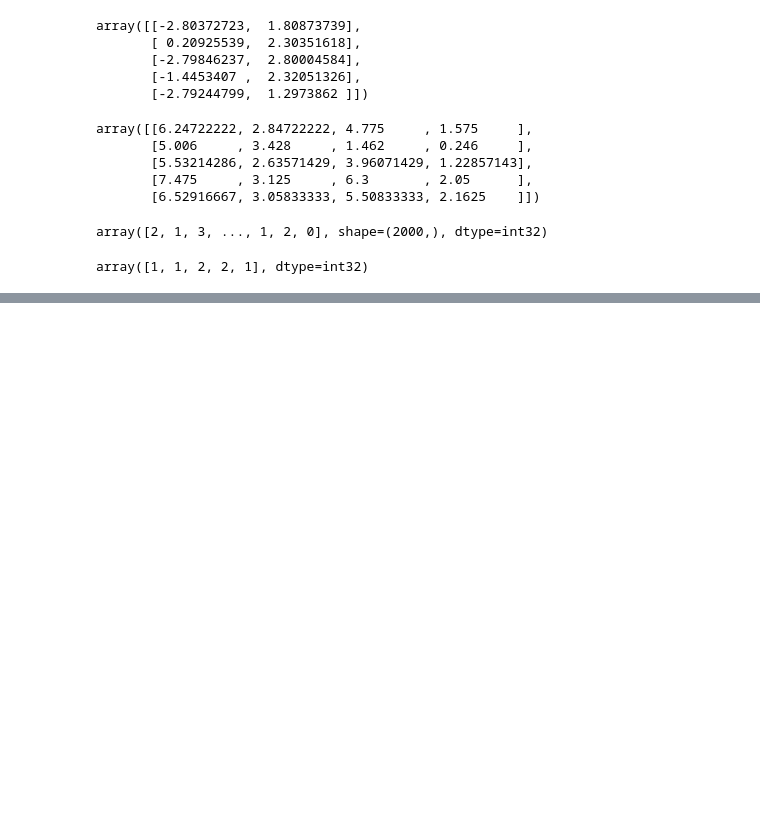
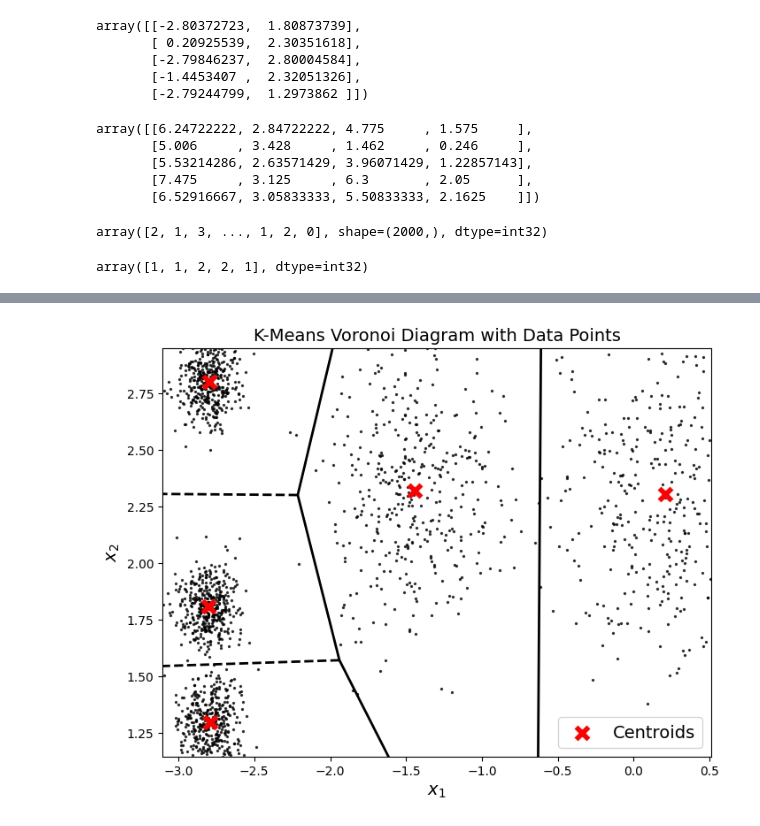
Before and after one commit to sunodmongia/Unsupervised, a Jupyter notebook: unsupervise.ipynb, the cells around one changed output, grey strips where cells are left out. Drawn from its saved outputs; the diff is of its cells as text; code cells hidden in the pictures; blank space fills up the shorter version.

Commit message:
Updating voronoi diagram

```diff
--- a/unsupervise.ipynb
+++ b/unsupervise.ipynb
@@ -257,0 +188,29 @@ plt.show()
+# %%
+import numpy as np
+import matplotlib.pyplot as plt
+from scipy.spatial import Voronoi, voronoi_plot_2d
+from sklearn.cluster import KMeans
+
+centroids = kmeans.cluster_centers_
+labels = kmeans.labels_
+
+# Compute Voronoi diagram
+vor = Voronoi(centroids)
+
+# Plot Voronoi cells
+fig, ax = plt.subplots(figsize=(8,6))
+voronoi_plot_2d(vor, ax=ax, show_vertices=False, line_colors='k', line_width=2, point_size=0)
+
+# Plot data points colored by cluster
+scatter = ax.scatter(X_blob[:,0], X_blob[:,1], c='k', cmap='Pastel1', s=2, alpha=0.7)
+
+# Plot centroids
+ax.scatter(centroids[:,0], centroids[:,1], c='red', marker='x', s=100, linewidths=4, label='Centroids')
+
+ax.set_xlabel('$x_1$')
+ax.set_ylabel('$x_2$')
+ax.set_title('K-Means Voronoi Diagram with Data Points')
+ax.legend()
+plt.show()
+# %% [output]
+[figure, added]
```
Also changed, not shown: parts of 1 cell of this notebook.
